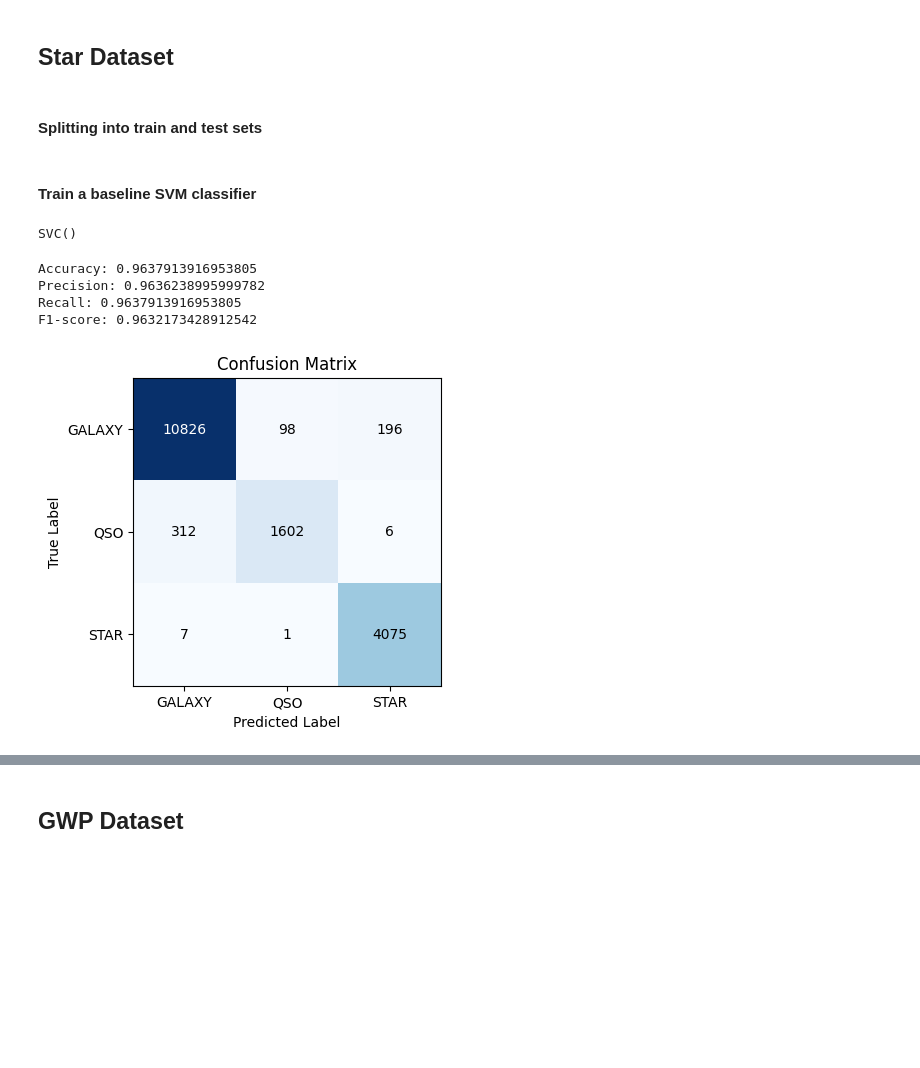
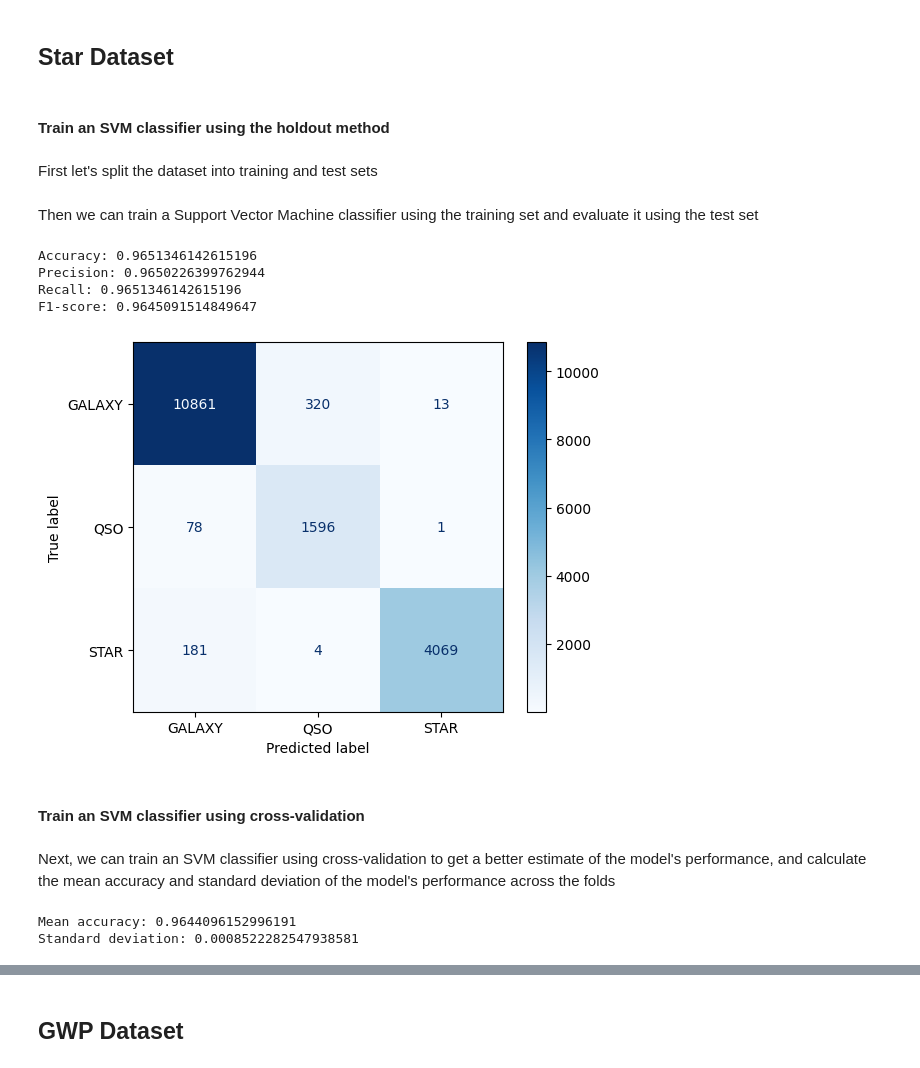
Before and after one commit to camwhite18/ml-classification-regression, a Jupyter notebook: task3_2.ipynb, the cells around one changed output, grey strips where cells are left out. Saved outputs shown, nothing was run; the diff lists cells and outputs as text; code cells hidden in the pictures; blank space fills up the shorter version.

```diff
--- a/task3_2.ipynb
+++ b/task3_2.ipynb
@@ -29,31 +12,42 @@ def plot_confusion_matrix(confusion_matrix, labels):
 # %%
-def evaluate_classification_model(model, x_test, y_test):
+def evaluate_classification_model(model, x_test, y_test, plot=True):
     y_pred = model.predict(x_test)
     print(f'Accuracy: {model.score(x_test, y_test)}')
     print(f'Precision: {precision_score(y_test, y_pred, average="weighted")}')
     print(f'Recall: {recall_score(y_test, y_pred, average="weighted")}')
     print(f'F1-score: {f1_score(y_test, y_pred, average="weighted")}')
-    conf_matrix = confusion_matrix(y_test, y_pred)
-    plot_confusion_matrix(conf_matrix, ['GALAXY', 'QSO', 'STAR'])
+    if plot:
+        ConfusionMatrixDisplay.from_predictions(y_pred, y_test, display_labels=['GALAXY', 'QSO', 'STAR'], cmap=plt.cm.Blues)
 # %%
 star_X, star_Y = preprocess_star_dataset('datasets/star_assessment.csv')
-# %% [markdown]
-#### Splitting into train and test sets
+# %% [markdown]
+#### Train an SVM classifier using the holdout method
+# %% [markdown]
+First let's split the dataset into training and test sets
 # %%
 star_x_train, star_x_test, star_y_train, star_y_test = train_test_split(star_X, star_Y, test_size=0.2, stratify=star_Y)
+# %% [markdown]
+Then we can train a Support Vector Machine classifier using the training set and evaluate it using the test set
+# %%
+svc_holdout = SVC()
+svc_holdout.fit(star_x_train, star_y_train)
+evaluate_classification_model(svc_holdout, star_x_test, star_y_test)
+# %% [output]
+Accuracy: 0.9651346142615196
+Precision: 0.9650226399762944
+Recall: 0.9651346142615196
+F1-score: 0.9645091514849647
+[figure, added]
 # %% [markdown]
-#### Train a baseline SVM classifier
+#### Train an SVM classifier using cross-validation
-# %%
-svc = SVC()
-svc.fit(star_x_train, star_y_train)
-# %% [output]
-SVC()
-# %%
-evaluate_classification_model(svc, star_x_test, star_y_test)
-# %% [output]
-Accuracy: 0.9637913916953805
-Precision: 0.9636238995999782
-Recall: 0.9637913916953805
-F1-score: 0.9632173428912542
-[figure, removed]
+# %% [markdown]
+Next, we can train an SVM classifier using cross-validation to get a better estimate of the model's performance, and calculate the mean accuracy and standard deviation of the model's performance across the folds
+# %%
+svc_cv = SVC()
+svc_cv_scores = cross_val_score(svc_cv, star_X, star_Y, scoring='accuracy', n_jobs=-1)
+print(f'Mean accuracy: {svc_cv_scores.mean()}')
+print(f'Standard deviation: {svc_cv_scores.std()}')
+# %% [output]
+Mean accuracy: 0.9644096152996191
+Standard deviation: 0.0008522282547938581
 # %% [markdown]
```
Also changed, not shown: parts of 13 cells of this notebook.
